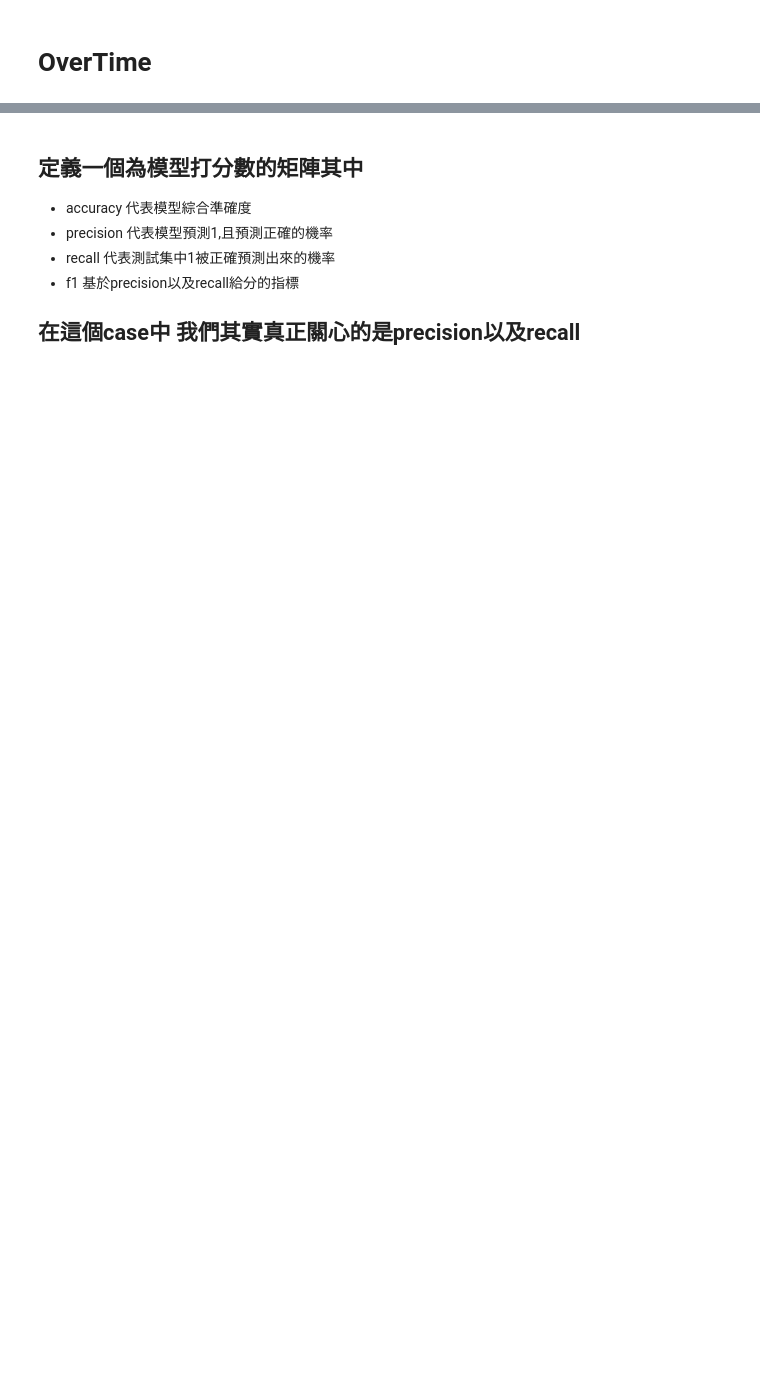
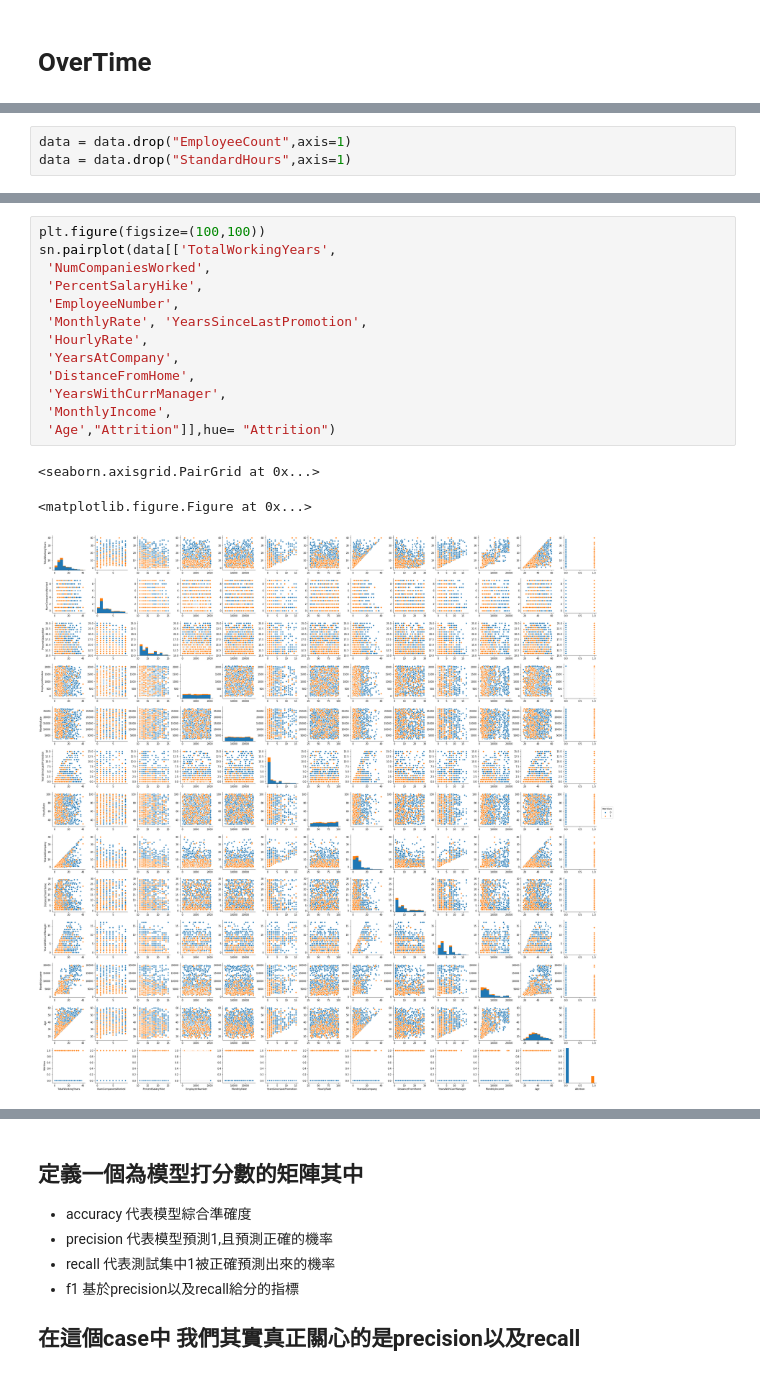
Before and after one commit to qwertad/Data-Analysis, a Jupyter notebook: IBM HR.ipynb, the cells around one changed output, grey strips where cells are left out. Saved outputs shown, nothing was run; the diff lists cells and outputs as text; blank space fills up the shorter version.

```diff
--- a/IBM HR.ipynb
+++ b/IBM HR.ipynb
@@ -324,0 +259,3 @@ y = data["Attrition"]
+# %%
+data = data.drop("EmployeeCount",axis=1)
+data = data.drop("StandardHours",axis=1)
@@ -324,0 +297,17 @@ y = data["Attrition"]
+# %%
+plt.figure(figsize=(100,100))
+sn.pairplot(data[['TotalWorkingYears',
+ 'NumCompaniesWorked',
+ 'PercentSalaryHike',
+ 'EmployeeNumber',
+ 'MonthlyRate', 'YearsSinceLastPromotion',
+ 'HourlyRate',
+ 'YearsAtCompany',
+ 'DistanceFromHome',
+ 'YearsWithCurrManager',
+ 'MonthlyIncome',
+ 'Age',"Attrition"]],hue= "Attrition")
+# %% [output]
+<seaborn.axisgrid.PairGrid at 0x...>
+<matplotlib.figure.Figure at 0x...>
+[figure, added]
```
Also changed, not shown: parts of 121 cells of this notebook.
